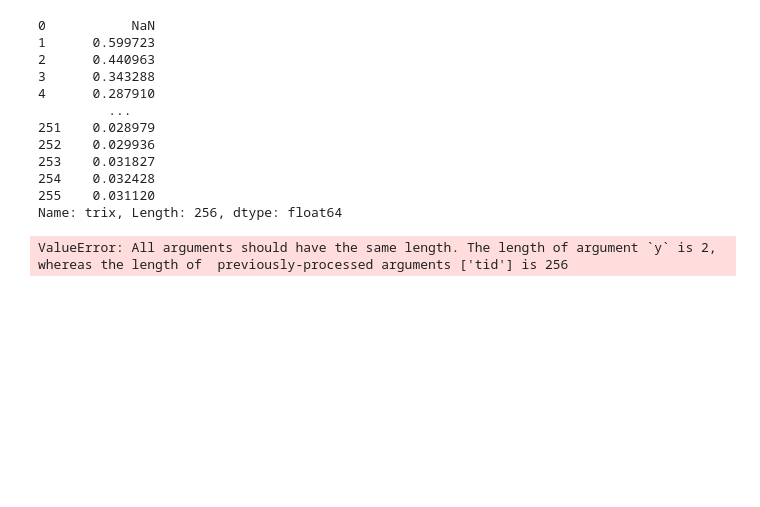
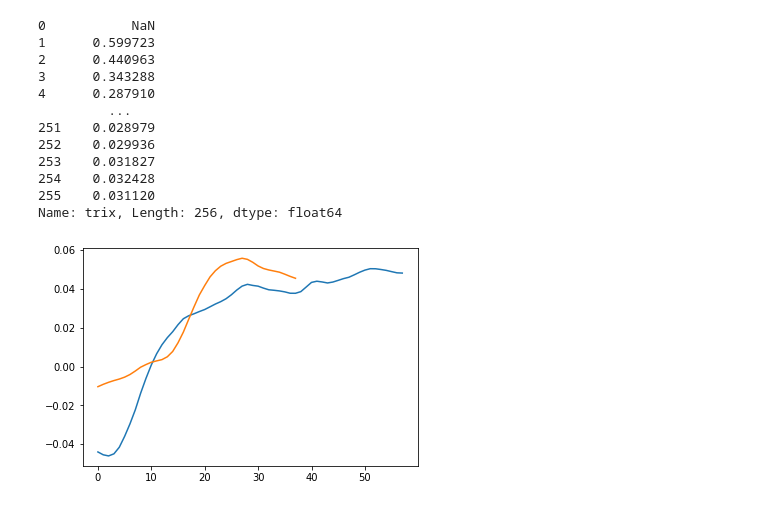
Before and after one commit to stianteien/instradag, a Jupyter notebook: make_model.ipynb, the cells around one changed output. Saved outputs shown, nothing was run; the diff lists cells and outputs as text; code cells hidden in the pictures; blank space fills up the shorter version.

Commit message:
klar til å gjøres på fler data

```diff
--- a/make_model.ipynb
+++ b/make_model.ipynb
@@ -23,16 +23,18 @@ def hent_indikatortall(data, gode):
     stock['kdjk']
 
     rsi = []
+    trix = []
     adxr = []
     kdjk = []
     for ix, fin in gode.iterrows():
         oppgang = stock[int(fin.start):int(fin.endex)]
         rsi.append(oppgang.rsi_12.values)
+        trix.append(oppgang.trix.values)
         adxr.append(oppgang.adxr.values)
         kdjk.append(oppgang.kdjk.values)
 
 
-    return rsi, adxr, kdjk
+    return rsi, trix, adxr, kdjk
 # %%
 cleanup = rens()
 pos_ut = positiv_utvikling()
@@ -40,8 +42,9 @@ pos_ut = positiv_utvikling()
 fil = pd.read_excel('data/Aker 02.04.2020.xlsx')
 data = cleanup.clean_data(fil)
 gode = pos_ut.calculate(data)
-rsi, adxr, kdjk = hent_indikatortall(data, gode)
+rsi, trix, adxr, kdjk = hent_indikatortall(data, gode)
 gode['rsi'] = rsi
+gode['trix'] = trix
 gode['adxr'] = adxr
 gode['kdjk'] = kdjk
 # %% [output]
@@ -124,10 +127,12 @@ See the caveats in the documentation: https://pandas.pydata.org/pandas-docs/stab
 255    0.031120
 Name: trix, Length: 256, dtype: float64
 # %%
-px.line(stock, x='tid', y=['open_10_sma', 'open'])
+for i in gode.trix:
+    plt.plot(i)
+#px.line(gode, y='rsi')
 #px.line(stock, x='tid', y='adx')
 # %% [output]
-ValueError: All arguments should have the same length. The length of argument `y` is 2, whereas the length of  previously-processed arguments ['tid'] is 256
+[figure, added]
 # %%
 px.line(stock, x='tid', y=['adxr', 'kdjk'])
 # %%
```
Also changed, not shown: parts of 1 cell of this notebook.
